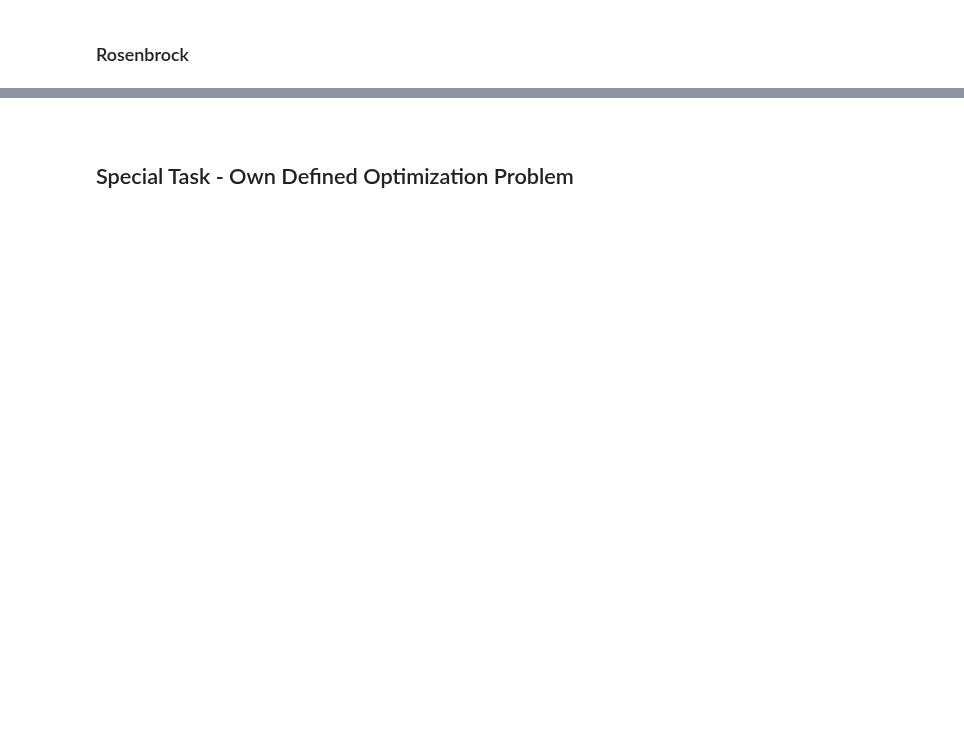
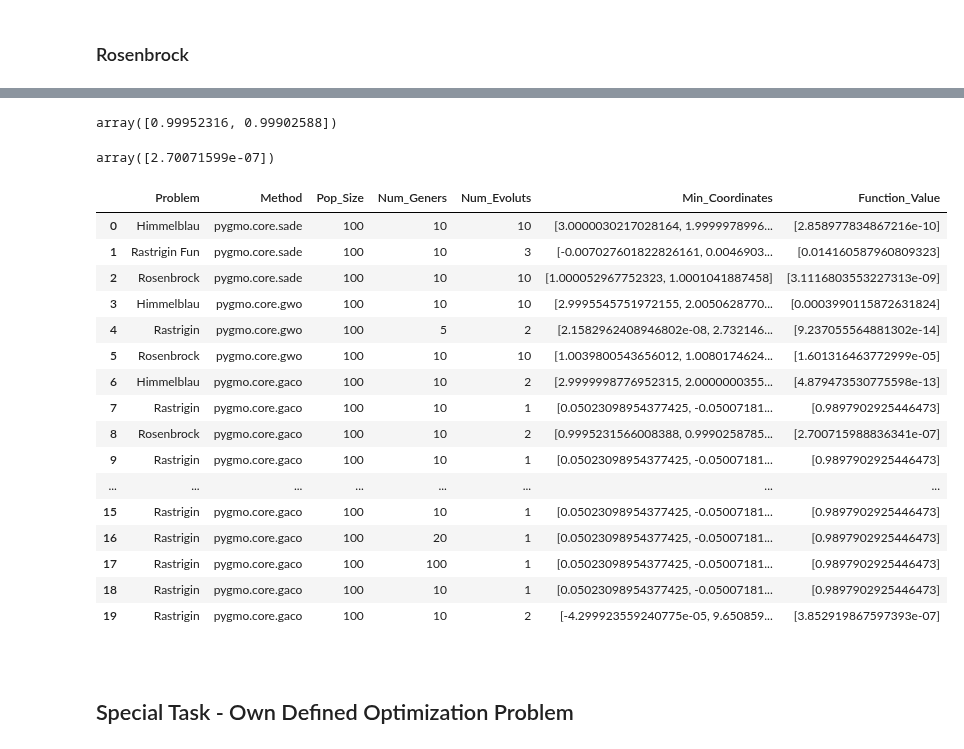
Before and after one commit to natalia-sd/AI-andstuff, a Jupyter notebook: lab_2/LAB2_GA.ipynb, the cells around one changed output, grey strips where cells are left out. Saved outputs shown, nothing was run; the diff lists cells and outputs as text; code cells hidden in the pictures; blank space fills up the shorter version.

```diff
--- a/lab_2/LAB2_GA.ipynb
+++ b/lab_2/LAB2_GA.ipynb
@@ -27,6 +28,10 @@ from IPython.core.display import HTML
 pg.__version__
 # %% [output]
 '2.13.0'
+# %%
+df = pd.DataFrame(columns=['Problem', 'Method', 'Pop_Size',
+                           'Num_Geners', 'Num_Evoluts',
+                           'Min_Coordinates', 'Function_Value'])
 # %% [markdown]
 <a id='gen1'></a>
 # %% [markdown]
@@ -486,4 +559,36 @@ array([8.1768731e-06])
-# %% [markdown]
-<a id='gen4m'></a>
-# %% [markdown]
-## Special Task - Own Defined Optimization Problem
+# %%
+pop_rosen = population(problem_Rosen, size=pop_size, seed=current_seed)
+
+pop_rosen = few_evols(gaco, pop_rosen, 10, 2)
+# %%
+pop_rosen[0].champion_x
+# %% [output]
+array([0.99952316, 0.99902588])
+# %%
+pop_rosen[0].champion_f
+# %% [output]
+array([2.70071599e-07])
+# %%
+pop_rosen[4]
+# %% [output]
+|  | Problem | Method | Pop_Size | Num_Geners | Num_Evoluts | Min_Coordinates | Function_Value |
+| 0 | Himmelblau | pygmo.core.sade | 100 | 10 | 10 | [3.0000030217028164, 1.9999978996... | [2.858977834867216e-10] |
+| 1 | Rastrigin Fun | pygmo.core.sade | 100 | 10 | 3 | [-0.007027601822826161, 0.0046903... | [0.014160587960809323] |
+| 2 | Rosenbrock | pygmo.core.sade | 100 | 10 | 10 | [1.000052967752323, 1.0001041887458] | [3.1116803553227313e-09] |
+| 3 | Himmelblau | pygmo.core.gwo | 100 | 10 | 10 | [2.9995545751972155, 2.0050628770... | [0.0003990115872631824] |
+| 4 | Rastrigin | pygmo.core.gwo | 100 | 5 | 2 | [2.1582962408946802e-08, 2.732146... | [9.237055564881302e-14] |
+| 5 | Rosenbrock | pygmo.core.gwo | 100 | 10 | 10 | [1.0039800543656012, 1.0080174624... | [1.601316463772999e-05] |
+| 6 | Himmelblau | pygmo.core.gaco | 100 | 10 | 2 | [2.9999998776952315, 2.0000000355... | [4.879473530775598e-13] |
+| 7 | Rastrigin | pygmo.core.gaco | 100 | 10 | 1 | [0.05023098954377425, -0.05007181... | [0.9897902925446473] |
+| 8 | Rosenbrock | pygmo.core.gaco | 100 | 10 | 2 | [0.9995231566008388, 0.9990258785... | [2.700715988836341e-07] |
+| 9 | Rastrigin | pygmo.core.gaco | 100 | 10 | 1 | [0.05023098954377425, -0.05007181... | [0.9897902925446473] |
+| ... | ... | ... | ... | ... | ... | ... | ... |
+| 15 | Rastrigin | pygmo.core.gaco | 100 | 10 | 1 | [0.05023098954377425, -0.05007181... | [0.9897902925446473] |
+| 16 | Rastrigin | pygmo.core.gaco | 100 | 20 | 1 | [0.05023098954377425, -0.05007181... | [0.9897902925446473] |
+| 17 | Rastrigin | pygmo.core.gaco | 100 | 100 | 1 | [0.05023098954377425, -0.05007181... | [0.9897902925446473] |
+| 18 | Rastrigin | pygmo.core.gaco | 100 | 10 | 1 | [0.05023098954377425, -0.05007181... | [0.9897902925446473] |
+| 19 | Rastrigin | pygmo.core.gaco | 100 | 10 | 2 | [-4.299923559240775e-05, 9.650859... | [3.852919867597393e-07] |
+# %% [markdown]
+<a id='gen4m'></a>
+# %% [markdown]
+## Special Task - Own Defined Optimization Problem
```
Also changed, not shown: parts of 59 cells of this notebook.
